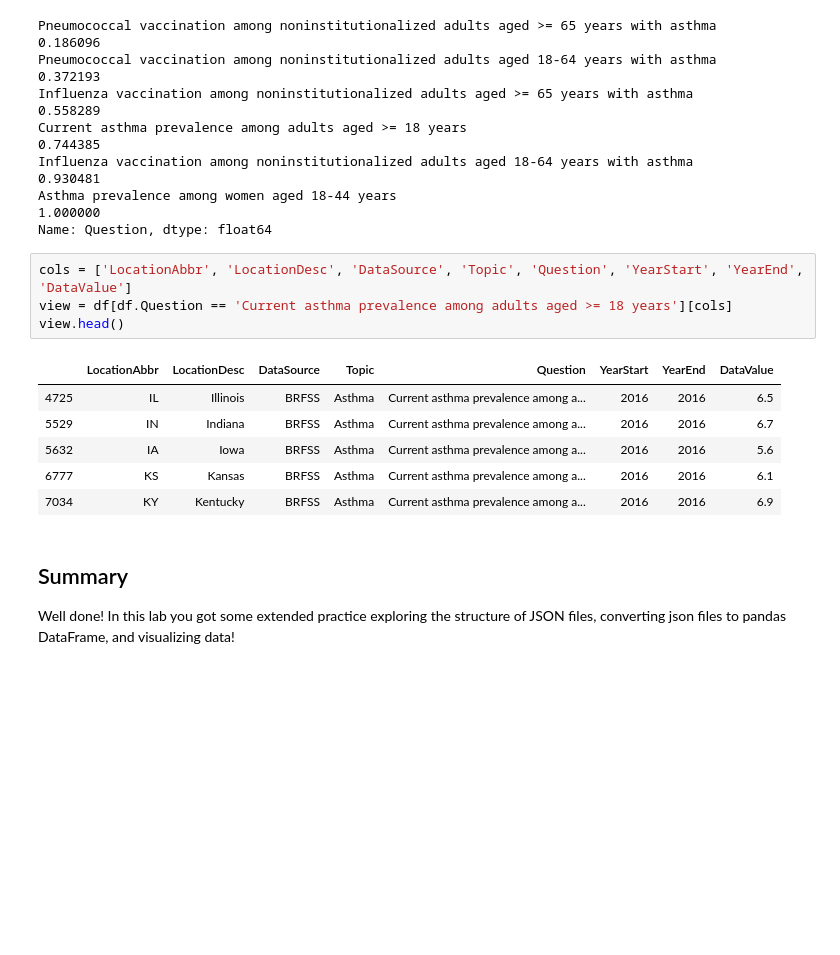
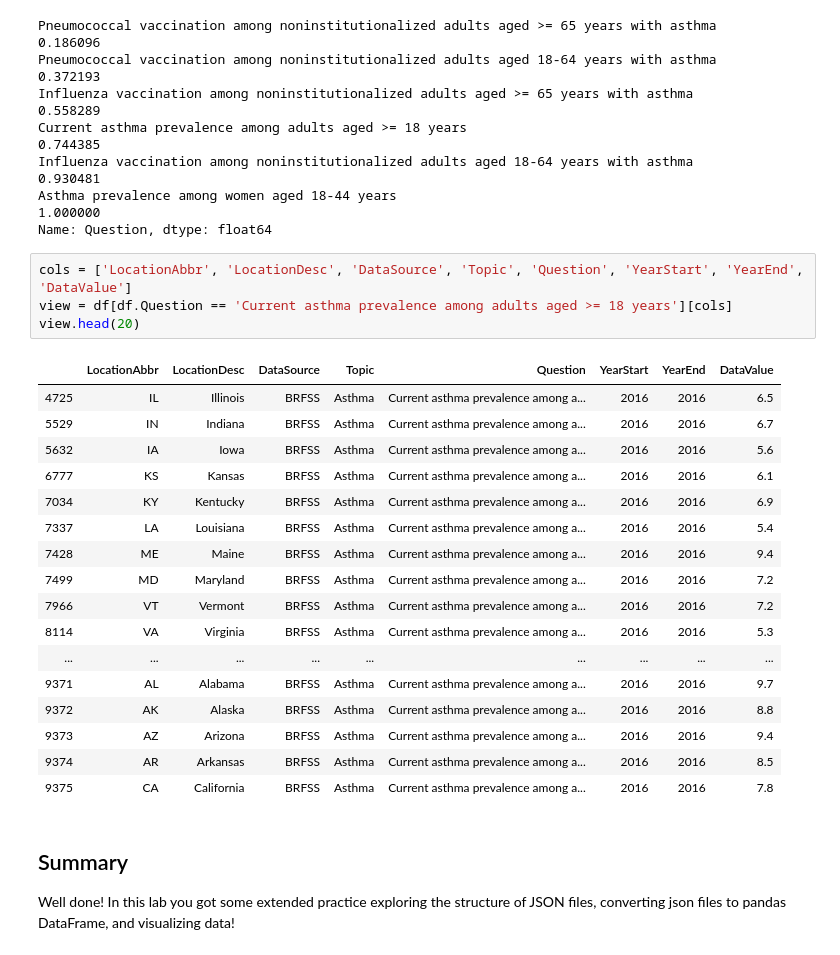
Before and after one commit to jeterry177/dsc-exploring-and-transforming-json-schemas-lab-deloitte-onl-webscrape-042020, a Jupyter notebook: index.ipynb, the cells around one changed output. Drawn from its saved outputs; the diff is of its cells as text; blank space fills up the shorter version.

```diff
--- a/index.ipynb
+++ b/index.ipynb
@@ -113,14 +113,25 @@ Name: Question, dtype: float64
 # %%
 cols = ['LocationAbbr', 'LocationDesc', 'DataSource', 'Topic', 'Question', 'YearStart', 'YearEnd', 'DataValue']
 view = df[df.Question == 'Current asthma prevalence among adults aged >= 18 years'][cols]
-view.head()
+view.head(20)
 # %% [output]
 |  | LocationAbbr | LocationDesc | DataSource | Topic | Question | YearStart | YearEnd | DataValue |
 | 4725 | IL | Illinois | BRFSS | Asthma | Current asthma prevalence among a... | 2016 | 2016 | 6.5 |
 | 5529 | IN | Indiana | BRFSS | Asthma | Current asthma prevalence among a... | 2016 | 2016 | 6.7 |
 | 5632 | IA | Iowa | BRFSS | Asthma | Current asthma prevalence among a... | 2016 | 2016 | 5.6 |
 | 6777 | KS | Kansas | BRFSS | Asthma | Current asthma prevalence among a... | 2016 | 2016 | 6.1 |
 | 7034 | KY | Kentucky | BRFSS | Asthma | Current asthma prevalence among a... | 2016 | 2016 | 6.9 |
+| 7337 | LA | Louisiana | BRFSS | Asthma | Current asthma prevalence among a... | 2016 | 2016 | 5.4 |
+| 7428 | ME | Maine | BRFSS | Asthma | Current asthma prevalence among a... | 2016 | 2016 | 9.4 |
+| 7499 | MD | Maryland | BRFSS | Asthma | Current asthma prevalence among a... | 2016 | 2016 | 7.2 |
+| 7966 | VT | Vermont | BRFSS | Asthma | Current asthma prevalence among a... | 2016 | 2016 | 7.2 |
+| 8114 | VA | Virginia | BRFSS | Asthma | Current asthma prevalence among a... | 2016 | 2016 | 5.3 |
+| ... | ... | ... | ... | ... | ... | ... | ... | ... |
+| 9371 | AL | Alabama | BRFSS | Asthma | Current asthma prevalence among a... | 2016 | 2016 | 9.7 |
+| 9372 | AK | Alaska | BRFSS | Asthma | Current asthma prevalence among a... | 2016 | 2016 | 8.8 |
+| 9373 | AZ | Arizona | BRFSS | Asthma | Current asthma prevalence among a... | 2016 | 2016 | 9.4 |
+| 9374 | AR | Arkansas | BRFSS | Asthma | Current asthma prevalence among a... | 2016 | 2016 | 8.5 |
+| 9375 | CA | California | BRFSS | Asthma | Current asthma prevalence among a... | 2016 | 2016 | 7.8 |
 # %% [markdown]
 ## Summary
 
```
